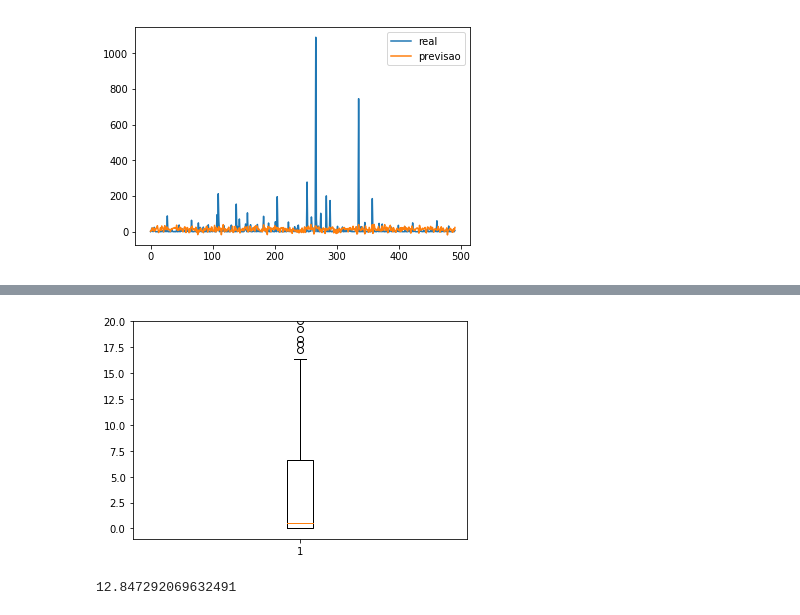
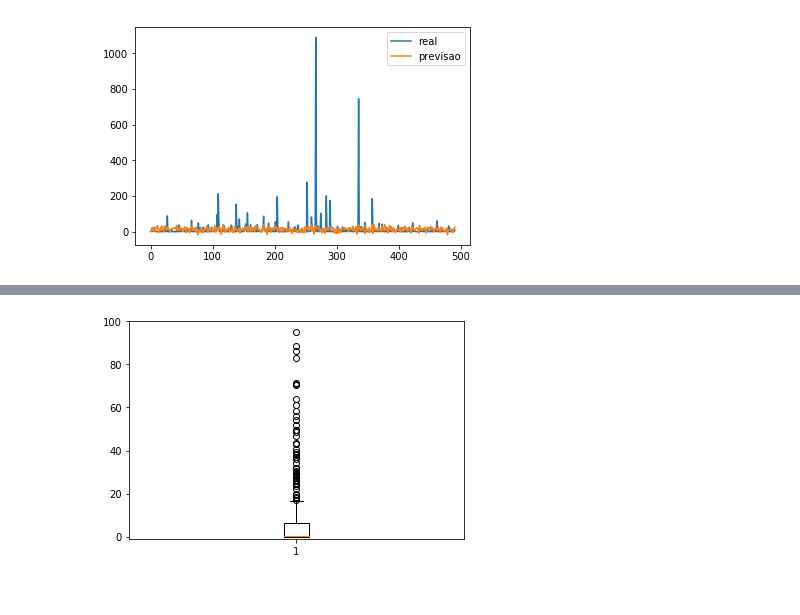
Before and after one commit to jpdol/ForestFires, a Jupyter notebook: ForestFires.ipynb, the cells around one changed output, grey strips where cells are left out. Drawn from its saved outputs; the diff is of its cells as text; code cells hidden in the pictures.

```diff
--- a/ForestFires.ipynb
+++ b/ForestFires.ipynb
@@ -69,10 +82,6 @@ MSE: 4129.729007613299
 # %%
 plt.boxplot(list(dataset.area))
-plt.axis([0,2,-1, 20])
+plt.axis([0,2,-1, 100])
 plt.show()
 # %% [output]
-[figure, old version]
+[figure, new version]
-# %%
-dataset.area
-# %% [output]
-12.847292069632491
```
Also changed, not shown: parts of 7 cells of this notebook.
